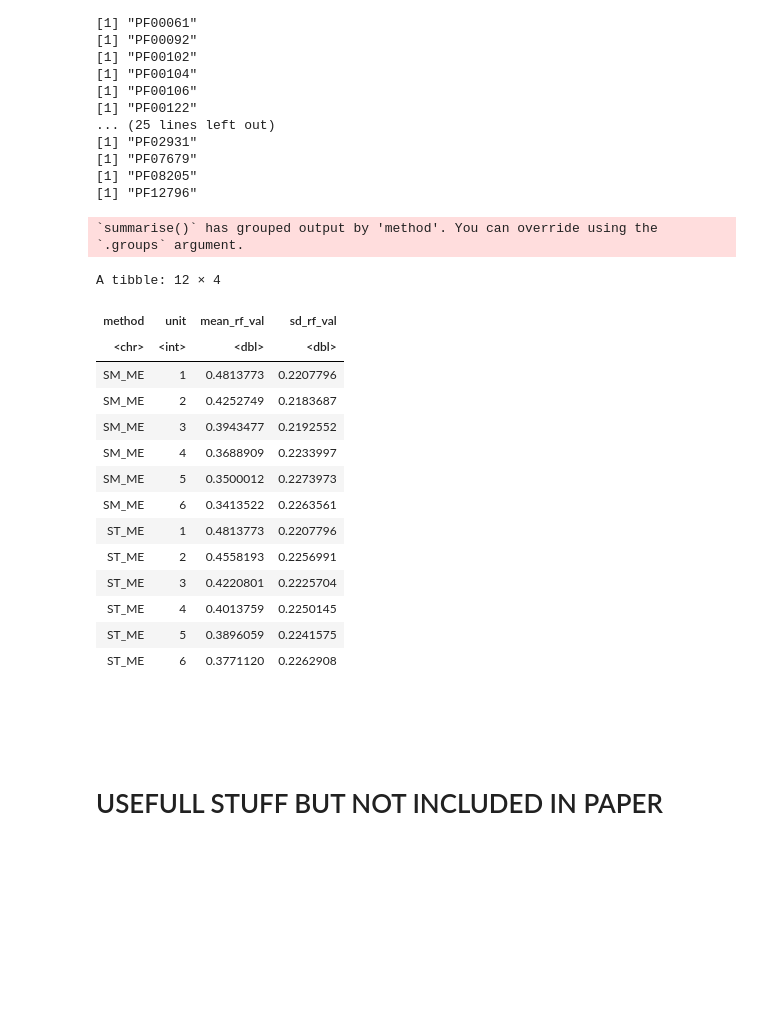
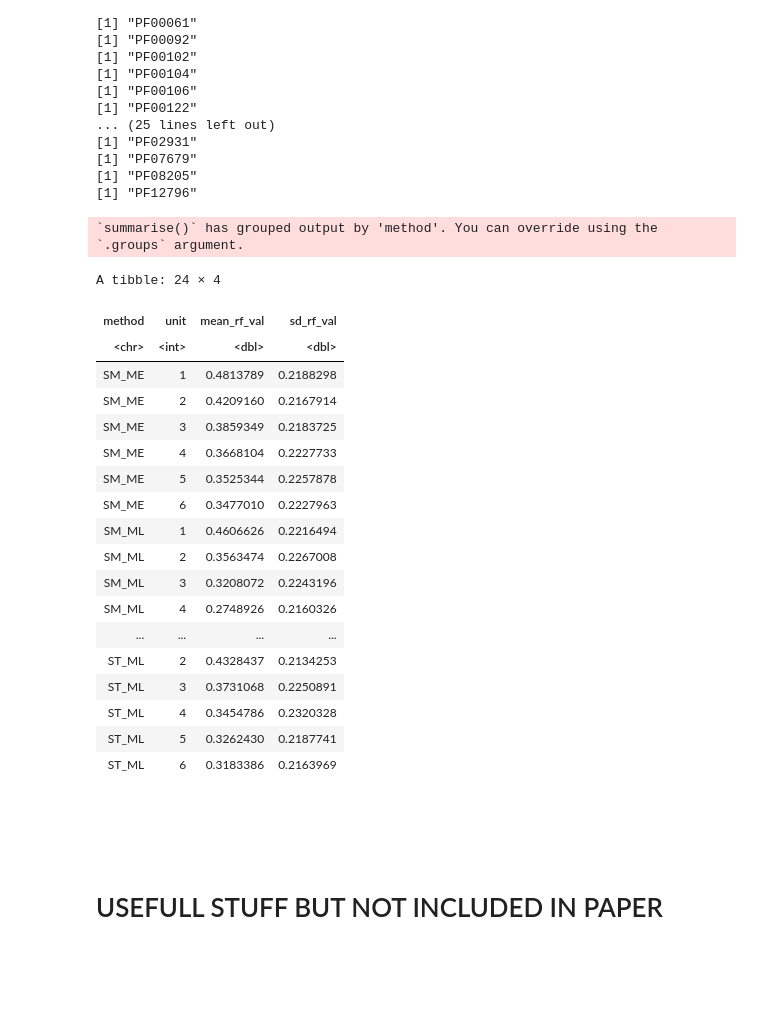
Before and after one commit to alessiovignoli/paralogs-nf, a Jupyter notebook: analysis/empirical_data.ipynb, the cells around one changed output. Drawn from its saved outputs; the diff is of its cells as text; code cells hidden in the pictures; blank space fills up the shorter version.

Commit message:
updated table2 and figure 5a 5b

```diff
--- a/analysis/empirical_data.ipynb
+++ b/analysis/empirical_data.ipynb
@@ -344,47 +344,51 @@ write.table(df_all_rf, file = "tables/RF_empirical_set_between_Bigtree_ML_no_ref
 [1] "PF12796"
 # %%
 #
-# Table 2 Supermatrix-ME and Supertree-ME VS Big-Tree ML
+# Table 2 Supermatrix-ME and Supertree-ME VS Big-Tree ML no ref.
 #
 
 # define how many units there are
 orgs_path      = file.path(family, seq_prefix, paste0(basename(family), ".orthologs_org_ids_to_concatenate"))
 orgs           = read.table(orgs_path)
 num_of_species = length(orgs$V1)
 num_of_units   = length(orgs$V1) - 1
 
 # read the table compiled in chapter 4. So this cell does not depend on that one to run, it just needs the table file.
-df_new = read.table("tables/RF_empirical_set_between_ref_supermatrix_and_supertree.tsv", header=T)
+df_new = read.table("tables/RF_empirical_set_between_Bigtree_ML_no_ref_supermatrix_and_supertree.tsv", header=T)
 
 # Group data by method and unit, then calculate mean and standard deviation for all families
 summary_table = df_new %>%
   group_by(method, unit) %>%
   summarise(
     mean_rf_val = mean(rf_val, na.rm = TRUE),
     sd_rf_val = sd(rf_val, na.rm = TRUE)
   ) %>%
   ungroup()
 
 # print the unit rf table and save it
 summary_table
-write.table(summary_table, file = "tables/RF_empirical_set_per_unit_SM_ST_ME.tsv", quote = FALSE, row.names = FALSE)
+write.table(summary_table, file = "tables/RF_empirical_set_per_unit_SM_ST_ME_ML_vs_BigTreeML_no_ref.tsv", quote = FALSE, row.names = FALSE)
 # %% [output]
 `summarise()` has grouped output by 'method'. You can override using the
 `.groups` argument.
-A tibble: 12 × 4
+A tibble: 24 × 4
 | method | unit | mean_rf_val | sd_rf_val |
 | <chr> | <int> | <dbl> | <dbl> |
-| SM_ME | 1 | 0.4813773 | 0.2207796 |
-| SM_ME | 2 | 0.4252749 | 0.2183687 |
-| SM_ME | 3 | 0.3943477 | 0.2192552 |
-| SM_ME | 4 | 0.3688909 | 0.2233997 |
-| SM_ME | 5 | 0.3500012 | 0.2273973 |
-| SM_ME | 6 | 0.3413522 | 0.2263561 |
-| ST_ME | 1 | 0.4813773 | 0.2207796 |
-| ST_ME | 2 | 0.4558193 | 0.2256991 |
-| ST_ME | 3 | 0.4220801 | 0.2225704 |
-| ST_ME | 4 | 0.4013759 | 0.2250145 |
-| ST_ME | 5 | 0.3896059 | 0.2241575 |
-| ST_ME | 6 | 0.3771120 | 0.2262908 |
+| SM_ME | 1 | 0.4813789 | 0.2188298 |
+| SM_ME | 2 | 0.4209160 | 0.2167914 |
+| SM_ME | 3 | 0.3859349 | 0.2183725 |
+| SM_ME | 4 | 0.3668104 | 0.2227733 |
+| SM_ME | 5 | 0.3525344 | 0.2257878 |
+| SM_ME | 6 | 0.3477010 | 0.2227963 |
+| SM_ML | 1 | 0.4606626 | 0.2216494 |
+| SM_ML | 2 | 0.3563474 | 0.2267008 |
+| SM_ML | 3 | 0.3208072 | 0.2243196 |
+| SM_ML | 4 | 0.2748926 | 0.2160326 |
+| ... | ... | ... | ... |
+| ST_ML | 2 | 0.4328437 | 0.2134253 |
+| ST_ML | 3 | 0.3731068 | 0.2250891 |
+| ST_ML | 4 | 0.3454786 | 0.2320328 |
+| ST_ML | 5 | 0.3262430 | 0.2187741 |
+| ST_ML | 6 | 0.3183386 | 0.2163969 |
 # %%
 #
```
Also changed, not shown: parts of 4 cells of this notebook, 5 other files.
